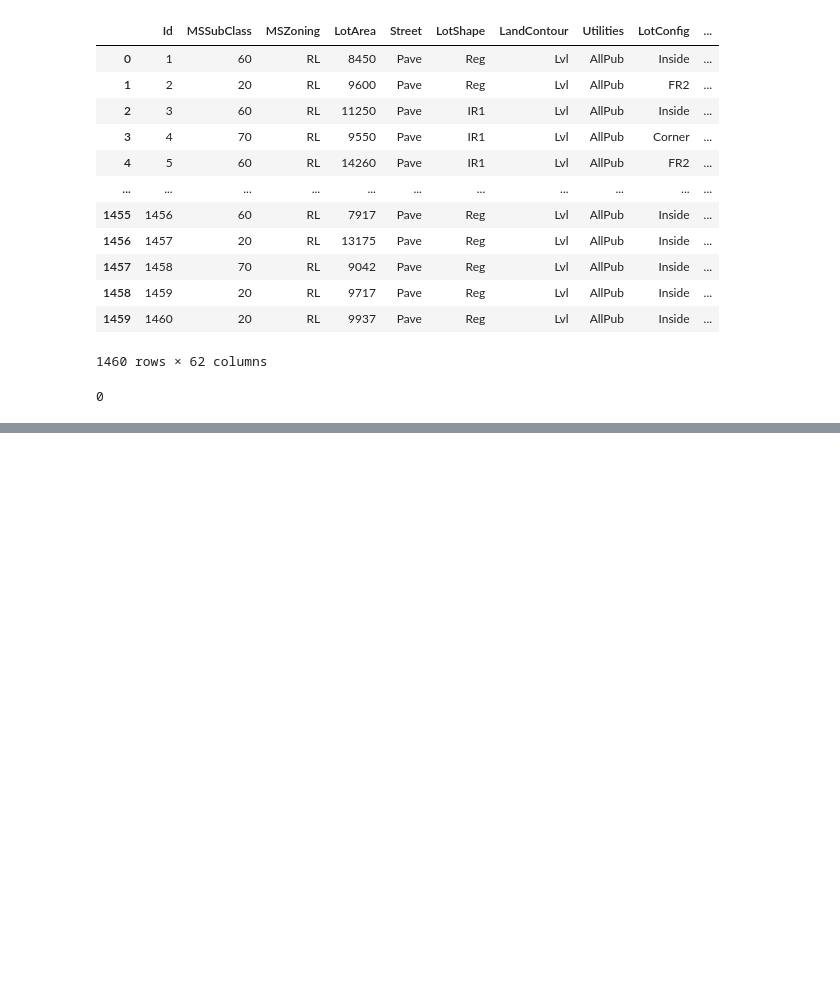
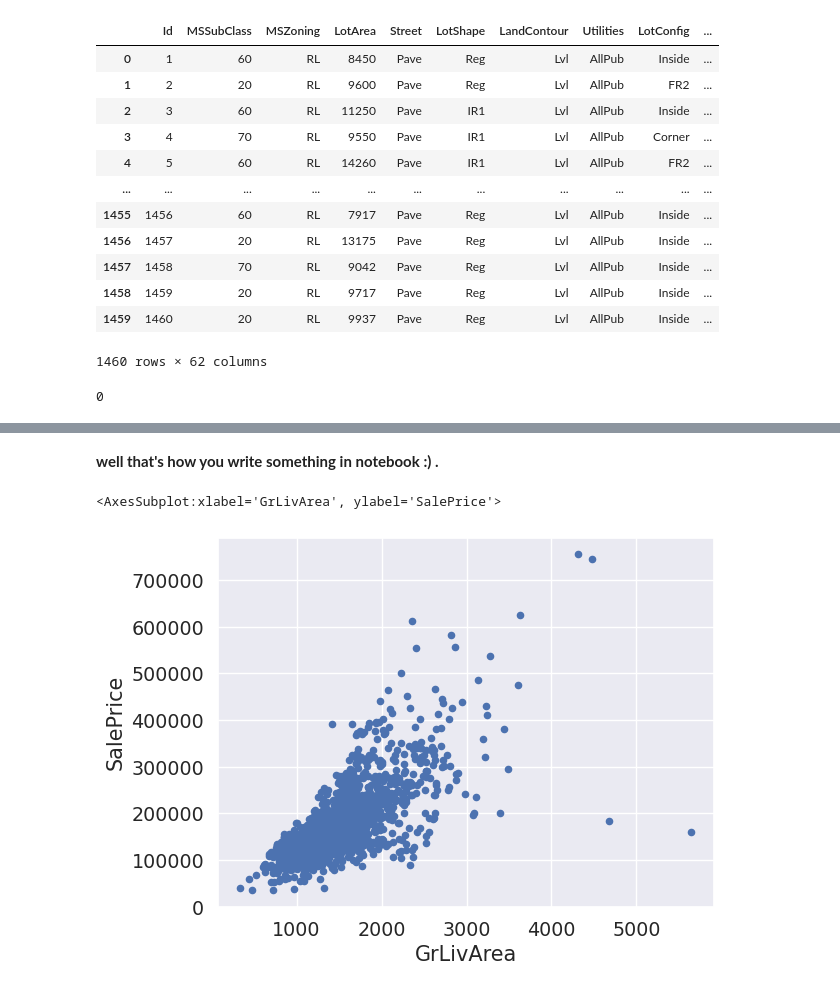
Before and after one commit to adisasuke/kaggle, a Jupyter notebook: house_pricing_demo.ipynb, the cells around one changed output, grey strips where cells are left out. Saved outputs shown, nothing was run; the diff lists cells and outputs as text; code cells hidden in the pictures; blank space fills up the shorter version.

Commit message:
Kaggle Notebook | notebookc1f87db4ea | Version 4

```diff
--- a/house_pricing_demo.ipynb
+++ b/house_pricing_demo.ipynb
@@ -175,0 +201,9 @@ from sklearn.preprocessing import StandardScaler
+# %% [markdown]
+**well that's how you write something in notebook :) .**
+# %%
+var = 'GrLivArea'
+data = pd.concat([df2['SalePrice'],df2[var]],axis=1)
+data.plot.scatter(x=var,y='SalePrice')
+# %% [output]
+<AxesSubplot:xlabel='GrLivArea', ylabel='SalePrice'>
+[figure, added]
```
Also changed, not shown: parts of 14 cells of this notebook.
